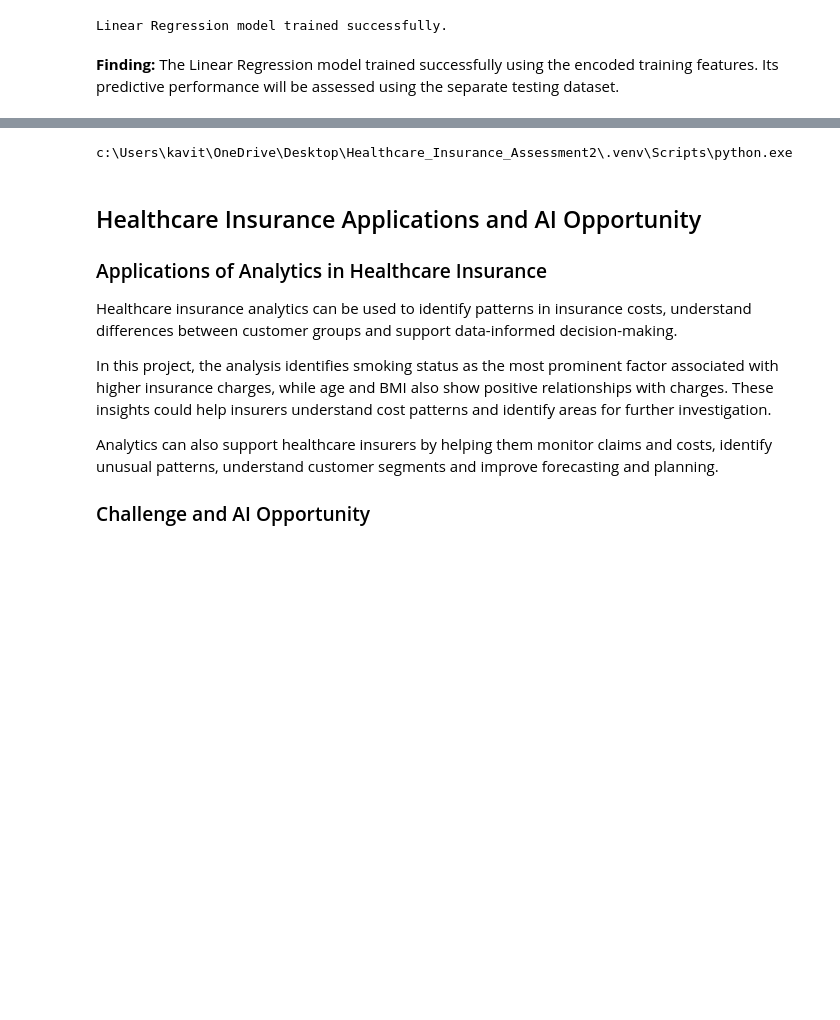
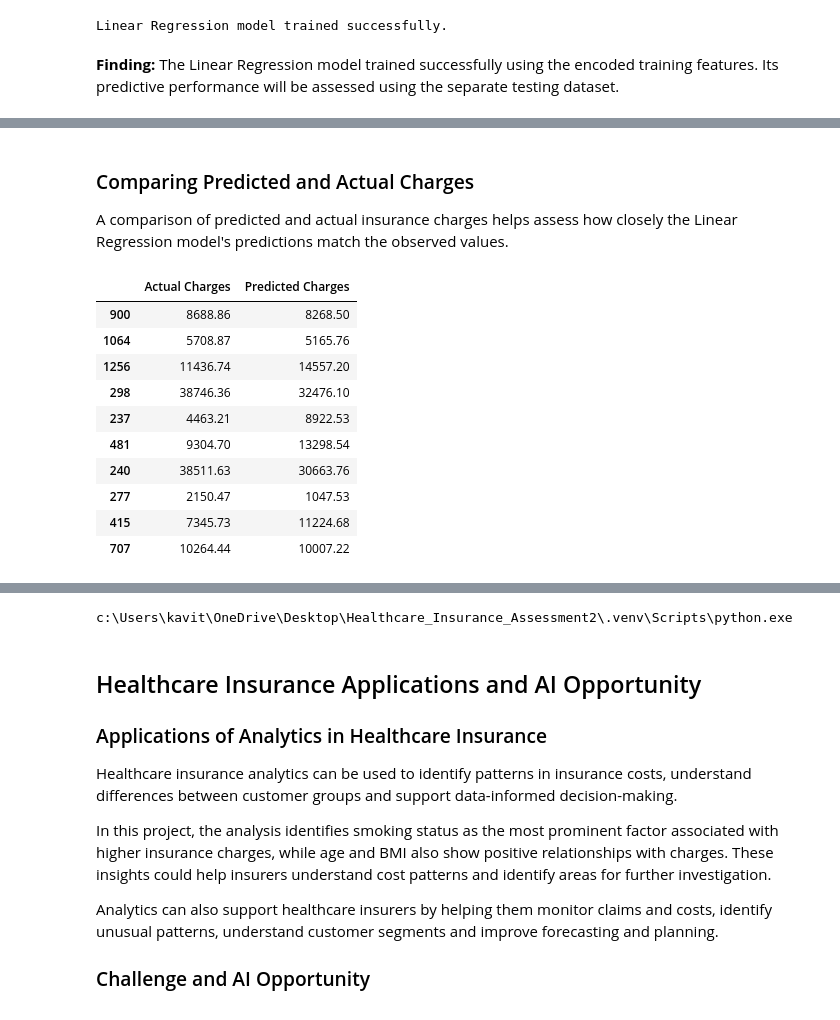
Before and after one commit to kavithasreesai30-del/healthcare-insurance-assessment-2, a Jupyter notebook: notebooks/healthcare_insurance_analysis.ipynb, the cells around one changed output, grey strips where cells are left out. Cells and saved outputs as stored; diff of their text form; code cells hidden in the pictures; blank space fills up the shorter version.

```diff
--- a/notebooks/healthcare_insurance_analysis.ipynb
+++ b/notebooks/healthcare_insurance_analysis.ipynb
@@ -1698,0 +1730,25 @@ Linear Regression model trained successfully.
+# %% [markdown]
+### Comparing Predicted and Actual Charges
+
+A comparison of predicted and actual insurance charges helps assess how closely the Linear Regression model's predictions match the observed values.
+# %%
+# Compare actual and predicted insurance charges.
+comparison = pd.DataFrame({
+    'Actual Charges': y_test,
+    'Predicted Charges': y_pred
+})
+
+# Display the first 10 comparisons.
+comparison.head(10).round(2)
+# %% [output]
+|  | Actual Charges | Predicted Charges |
+| 900 | 8688.86 | 8268.50 |
+| 1064 | 5708.87 | 5165.76 |
+| 1256 | 11436.74 | 14557.20 |
+| 298 | 38746.36 | 32476.10 |
+| 237 | 4463.21 | 8922.53 |
+| 481 | 9304.70 | 13298.54 |
+| 240 | 38511.63 | 30663.76 |
+| 277 | 2150.47 | 1047.53 |
+| 415 | 7345.73 | 11224.68 |
+| 707 | 10264.44 | 10007.22 |
```
Also changed, not shown: parts of 19 cells of this notebook, 1 other file.
